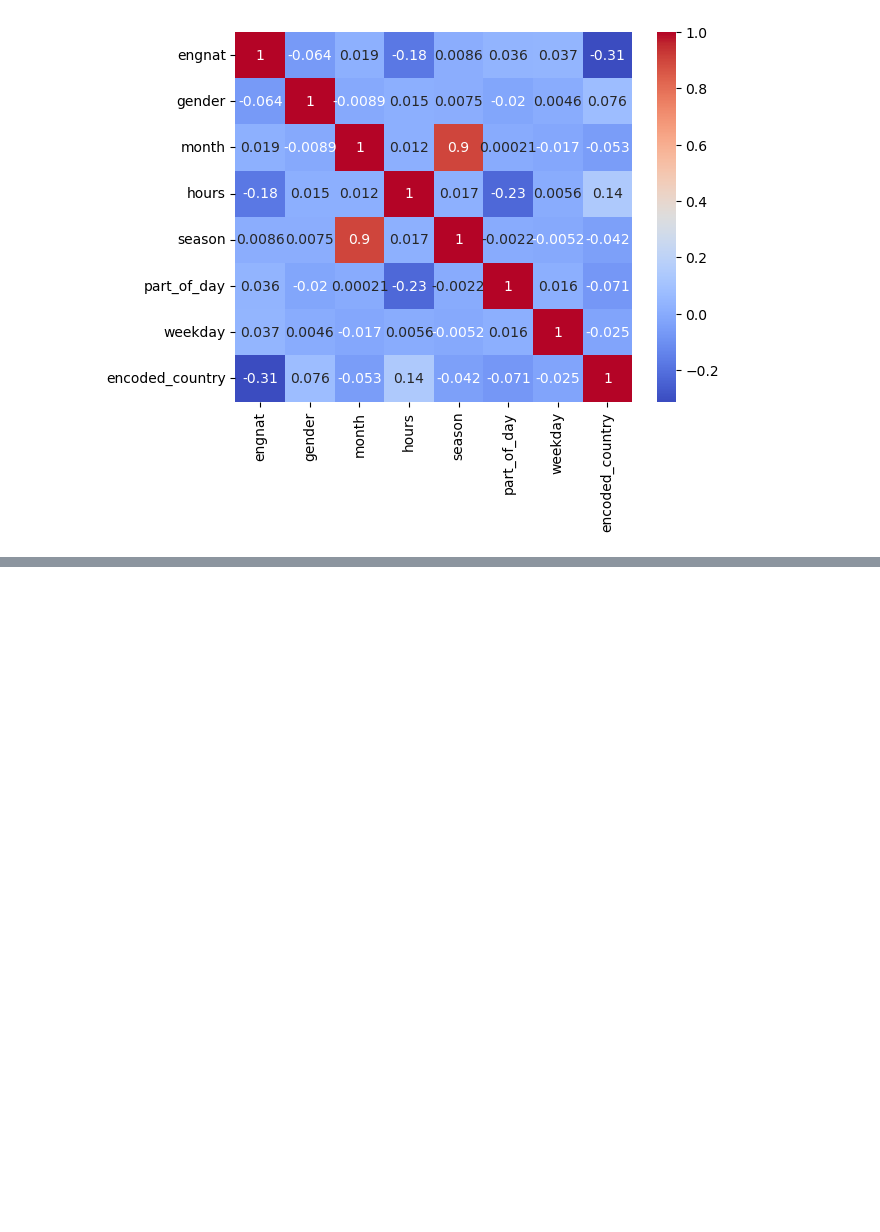
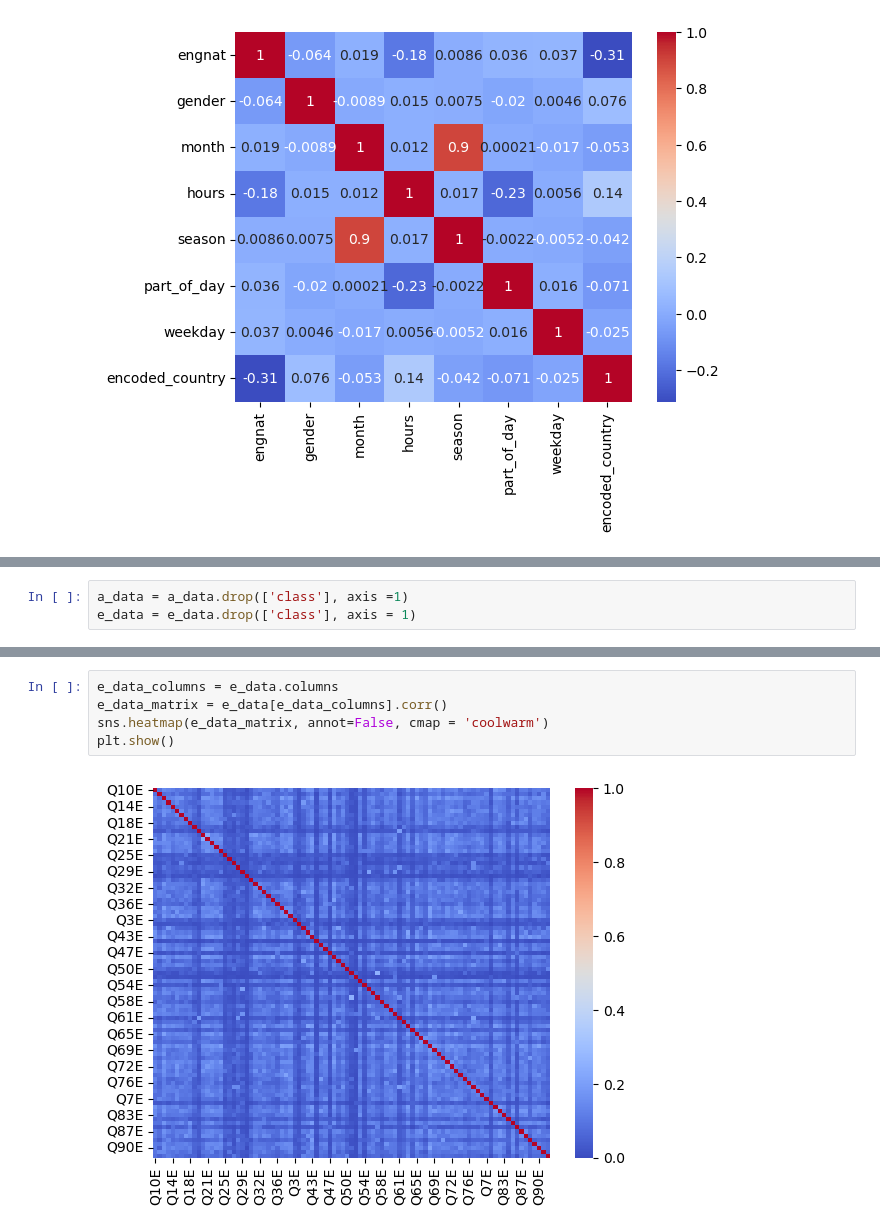
Before and after one commit to mohona-roy/introversion-extraversion-classification, a Jupyter notebook: Code.ipynb, the cells around one changed output, grey strips where cells are left out. Drawn from its saved outputs; the diff is of its cells as text; blank space fills up the shorter version.

```diff
--- a/Code.ipynb
+++ b/Code.ipynb
@@ -1047,0 +1045,3 @@ metadata_copy = metadata
+# %%
+a_data = a_data.drop(['class'], axis =1)
+e_data = e_data.drop(['class'], axis = 1)
@@ -1057,0 +1085,7 @@ metadata_tree.fit(
+# %%
+e_data_columns = e_data.columns
+e_data_matrix = e_data[e_data_columns].corr()
+sns.heatmap(e_data_matrix, annot=False, cmap = 'coolwarm')
+plt.show()
+# %% [output]
+[figure, added]
```
Also changed, not shown: parts of 34 cells of this notebook.
